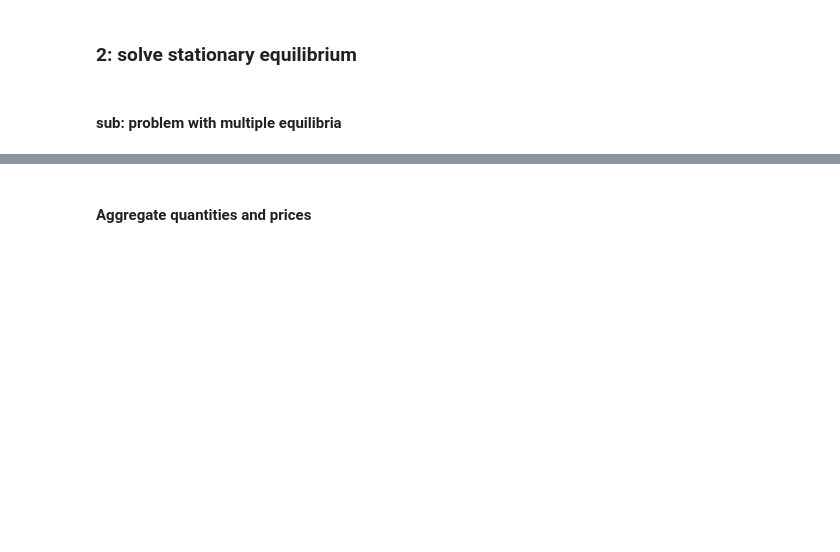
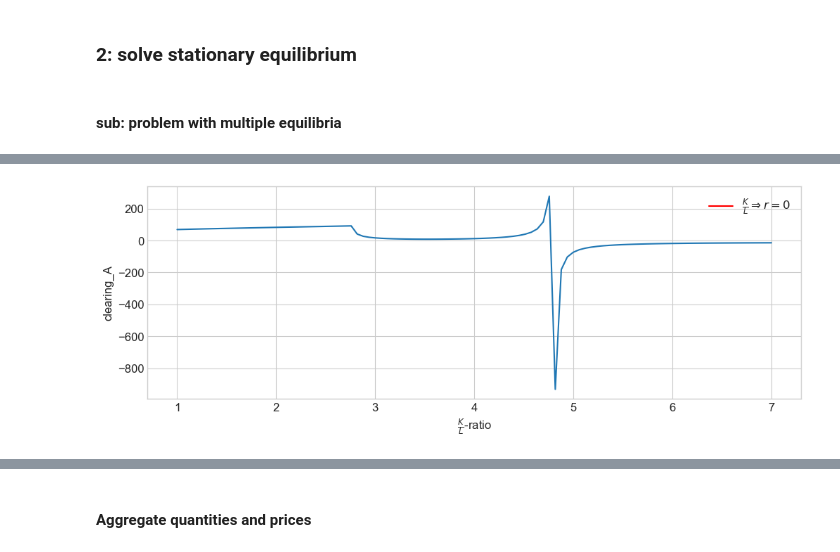
Before and after one commit to AskerNC/AdvMacroHet, a Jupyter notebook: Assignments/Handin/A1_hanc/results.ipynb, the cells around one changed output, grey strips where cells are left out. Drawn from its saved outputs; the diff is of its cells as text; code cells hidden in the pictures; blank space fills up the shorter version.

```diff
--- a/Assignments/Handin/A1_hanc/results.ipynb
+++ b/Assignments/Handin/A1_hanc/results.ipynb
@@ -26,0 +86,12 @@ from HANCModel import HANCModelClass
+# %%
+model_lowtaul = model.copy()
+model_lowtaul.ss.taul=0.1
+# %%
+kl_list, clearing_list = clearing_across_kl(model_lowtaul,1.,7.,100)
+# %%
+fig2 = plot_clearing_across_kl(kl_list,clearing_list,'clearing_A')
+ax = fig2.axes[0]
+ax.axvline(klguess0, color='r', label='$\\frac{K}{L} \Rightarrow r=0$')
+ax.legend();
+# %% [output]
+[figure, added]
```
Also changed, not shown: parts of 27 cells of this notebook, 5 other files.
